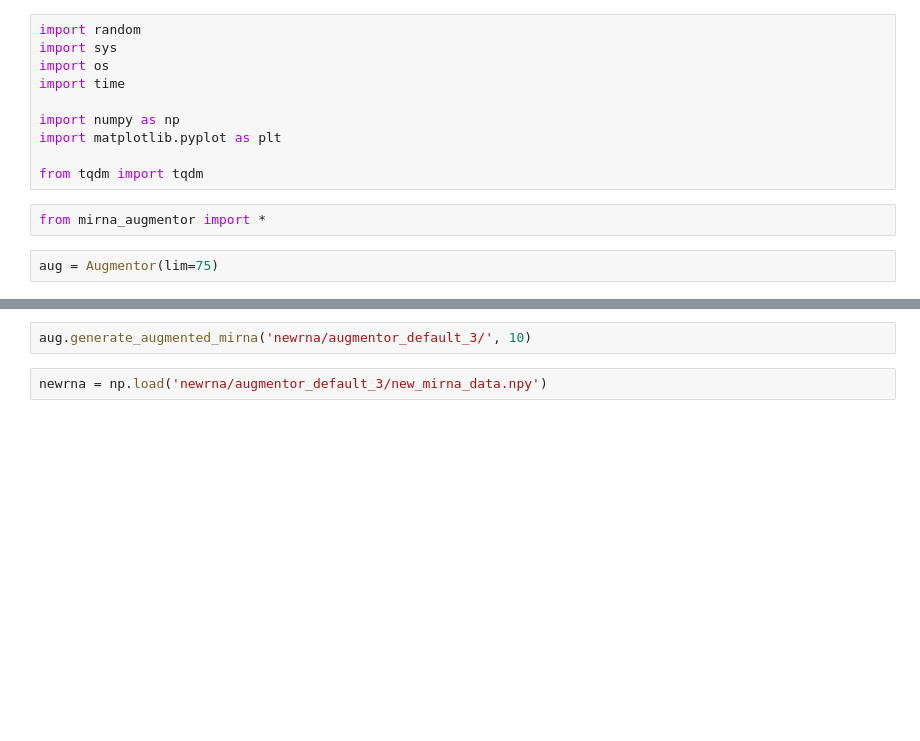
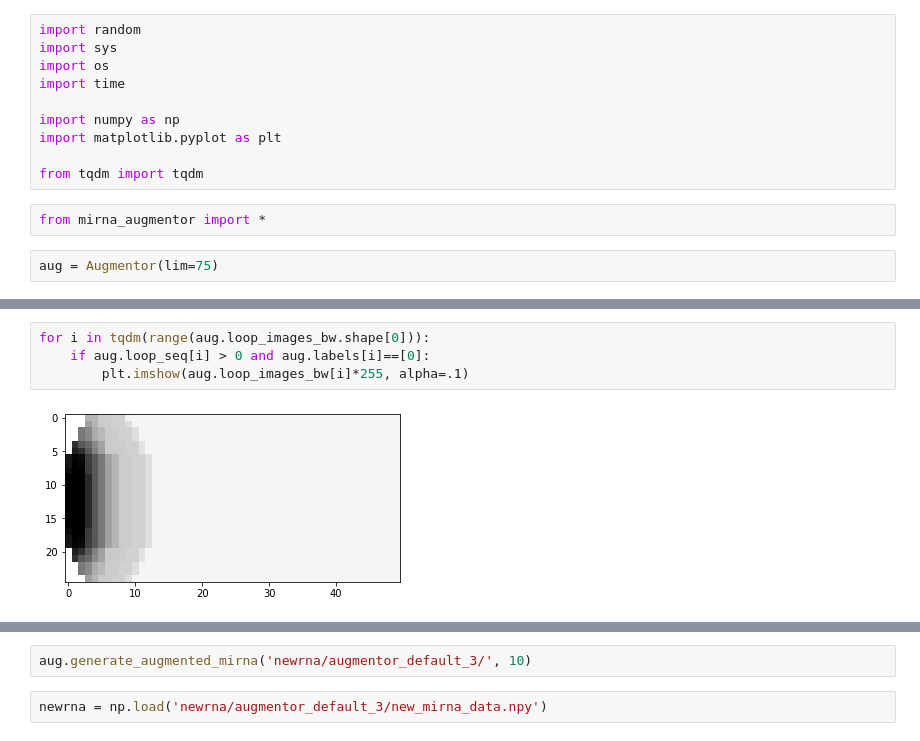
Before and after one commit to marko-petkovic/mirna, a Jupyter notebook: miRNAgeneration/MiRNA augmentation.ipynb, the cells around one changed output, grey strips where cells are left out. Saved outputs shown, nothing was run; the diff lists cells and outputs as text; blank space fills up the shorter version.

```diff
--- a/miRNAgeneration/MiRNA augmentation.ipynb
+++ b/miRNAgeneration/MiRNA augmentation.ipynb
@@ -14,0 +33,6 @@ aug = Augmentor(lim=75)
+# %%
+for i in tqdm(range(aug.loop_images_bw.shape[0])):
+    if aug.loop_seq[i] > 0 and aug.labels[i]==[0]:
+        plt.imshow(aug.loop_images_bw[i]*255, alpha=.1)
+# %% [output]
+[figure, added]
```
Also changed, not shown: parts of 38 cells of this notebook, 4 other files.
